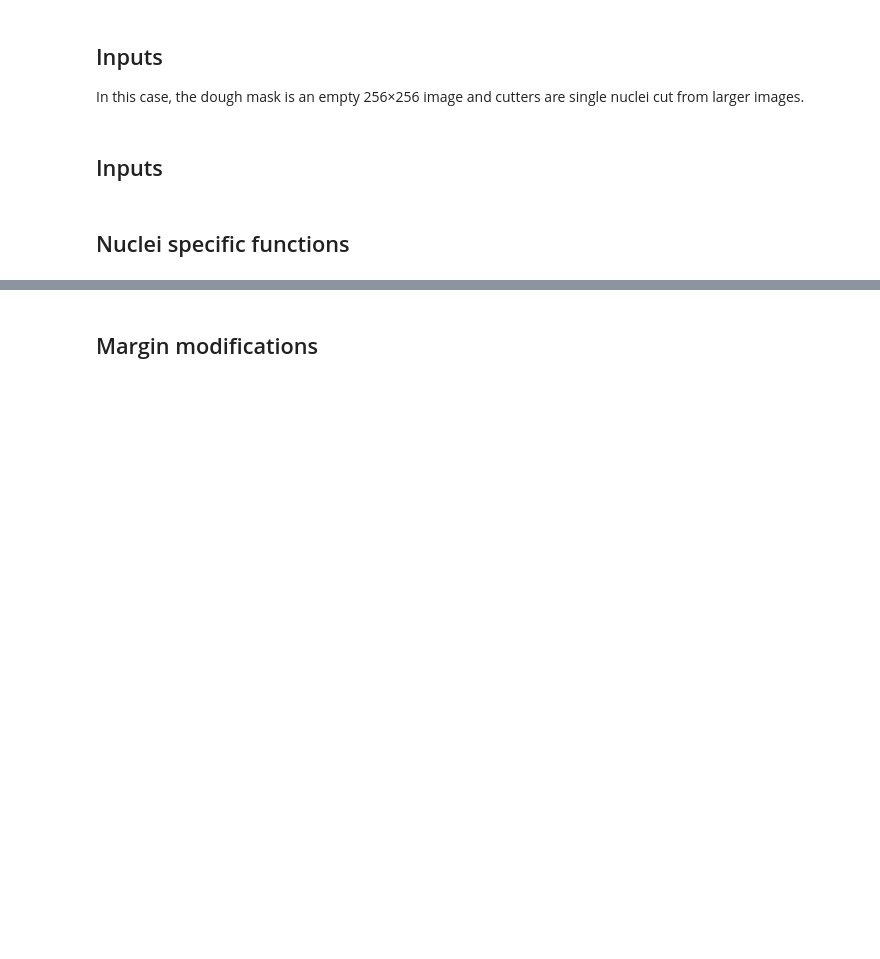
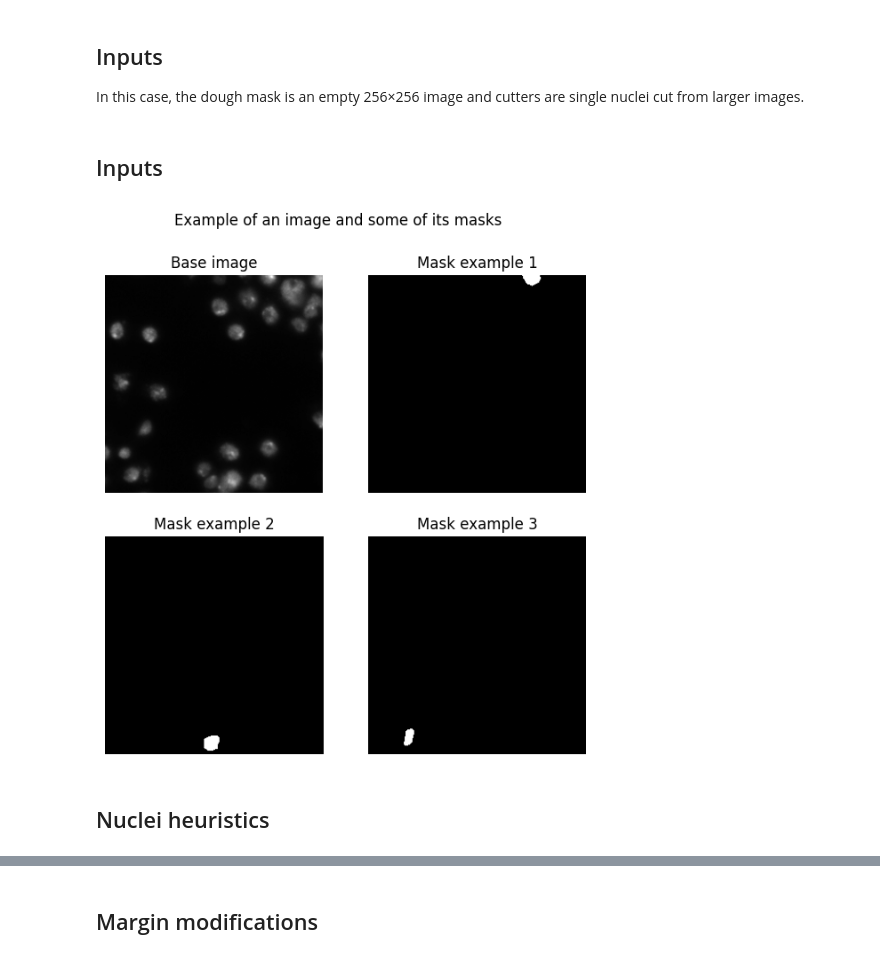
Before and after one commit to rb-sl/biscuit_optimizer, a Jupyter notebook: src/04-nuclei/nuclei.ipynb, the cells around one changed output, grey strips where cells are left out. Drawn from its saved outputs; the diff is of its cells as text; code cells hidden in the pictures; blank space fills up the shorter version.

```diff
--- a/src/04-nuclei/nuclei.ipynb
+++ b/src/04-nuclei/nuclei.ipynb
@@ -48,6 +50,26 @@ for id in os.listdir(nuclei_dir):
 		assert masks[-1] is not None, f"{id}, {mask_filename}"
 	sample["masks"] = np.stack(masks, axis=0)
 	samples[id] = sample
+# %%
+sample = list(samples.values())[0]
+fig, ax = plt.subplots(2, 2, figsize=(7, 7))
+ax[0, 0].imshow(sample["image"], cmap="gray")
+ax[0, 0].set_title("Base image")
+ax[0, 0].axis('off')
+masks = list(sample["masks"])
+ax[0, 1].imshow(masks[0], cmap="gray")
+ax[0, 1].set_title("Mask example 1")
+ax[0, 1].axis('off')
+ax[1, 0].imshow(masks[1], cmap="gray")
+ax[1, 0].set_title("Mask example 2")
+ax[1, 0].axis('off')
+ax[1, 1].imshow(masks[2], cmap="gray")
+ax[1, 1].set_title("Mask example 3")
+ax[1, 1].axis('off')
+fig.suptitle("Example of an image and some of its masks")
+plt.show()
+# %% [output]
+[figure, added]
 # %% [markdown]
-## Nuclei specific functions
+## Nuclei heuristics
 # %%
```
Also changed, not shown: parts of 11 cells of this notebook, 29 other files.
